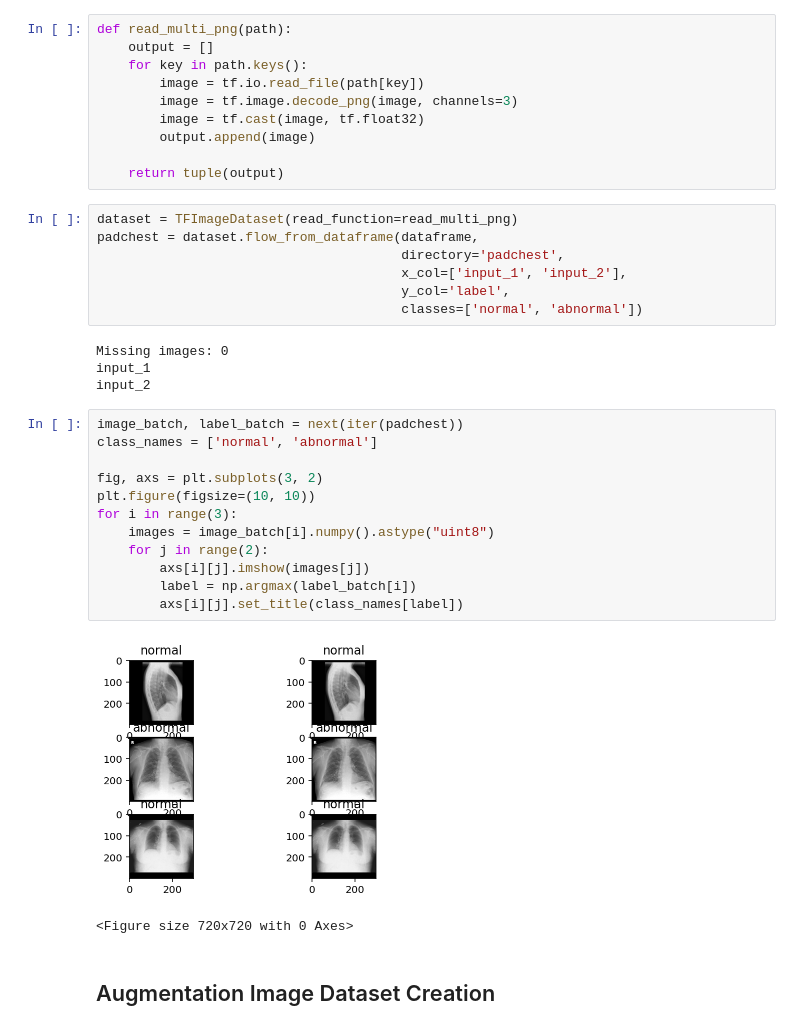
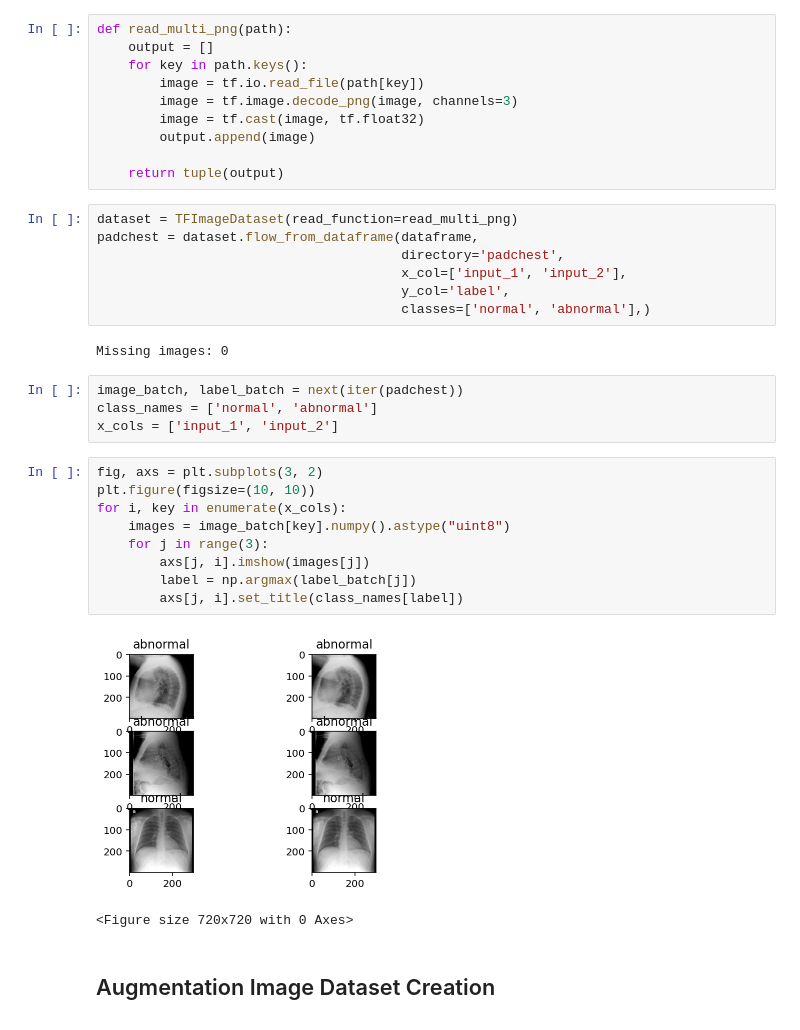
Before and after one commit to beringresearch/datasets, a Jupyter notebook: examples/Import Images from DataFrame.ipynb, the cells around one changed output. Saved outputs shown, nothing was run; the diff lists cells and outputs as text.

Commit message:
enable multi-input

```diff
--- a/examples/Import Images from DataFrame.ipynb
+++ b/examples/Import Images from DataFrame.ipynb
@@ -135,25 +137,24 @@ padchest = dataset.flow_from_dataframe(dataframe,
                                        directory='padchest',
                                        x_col=['input_1', 'input_2'],
                                        y_col='label',
-                                       classes=['normal', 'abnormal'])
+                                       classes=['normal', 'abnormal'],)
 # %% [output]
 Missing images: 0
-input_1
-input_2
+# %%
+image_batch, label_batch = next(iter(padchest))
+class_names = ['normal', 'abnormal']
+x_cols = ['input_1', 'input_2']
 # %%
-image_batch, label_batch = next(iter(padchest))
-class_names = ['normal', 'abnormal']
-
 fig, axs = plt.subplots(3, 2)
 plt.figure(figsize=(10, 10))
-for i in range(3):
-    images = image_batch[i].numpy().astype("uint8")
-    for j in range(2):
-        axs[i][j].imshow(images[j])
-        label = np.argmax(label_batch[i])
-        axs[i][j].set_title(class_names[label])
+for i, key in enumerate(x_cols):
+    images = image_batch[key].numpy().astype("uint8")
+    for j in range(3):
+        axs[j, i].imshow(images[j])
+        label = np.argmax(label_batch[j])
+        axs[j, i].set_title(class_names[label])
 # %% [output]
-[figure, old version]
+[figure, new version]
 <Figure size 720x720 with 0 Axes>
 # %% [markdown]
 ## Augmentation Image Dataset Creation
```
Also changed, not shown: parts of 2 cells of this notebook, 1 other file.
